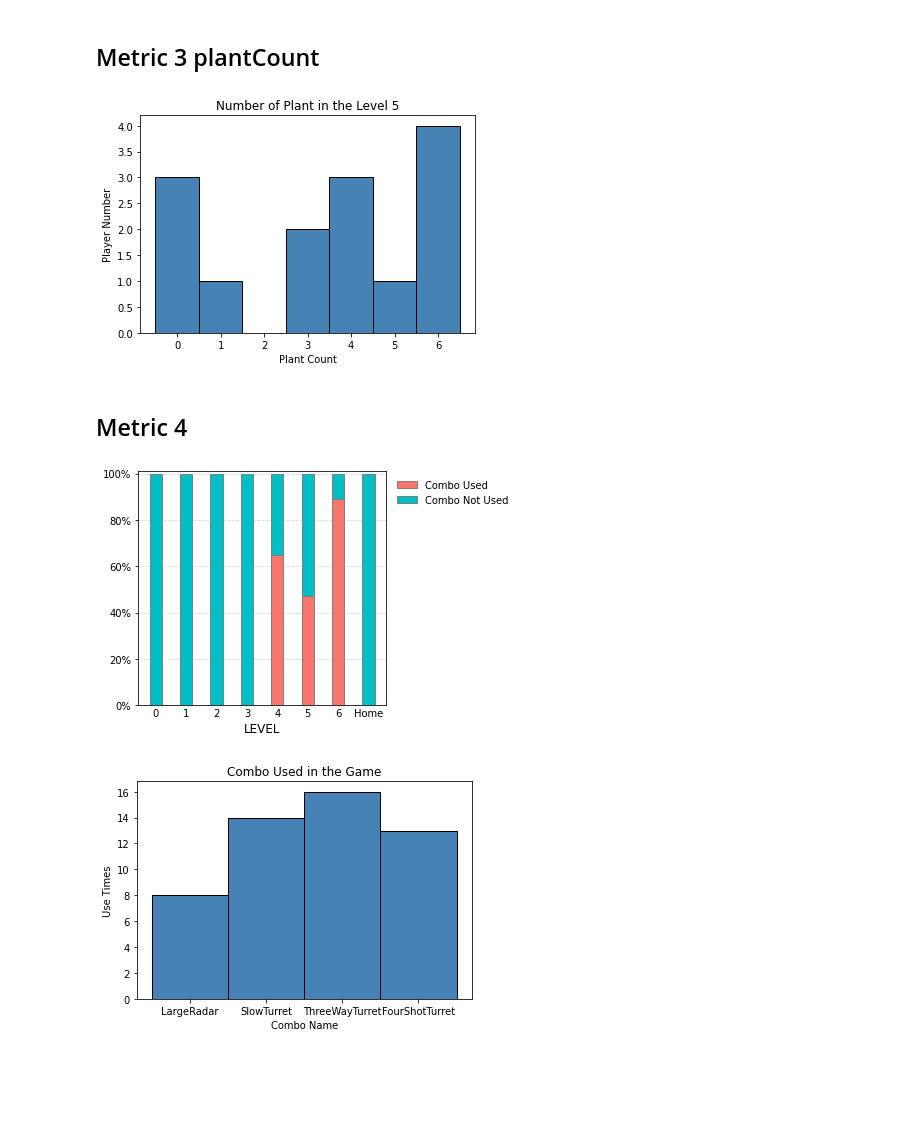
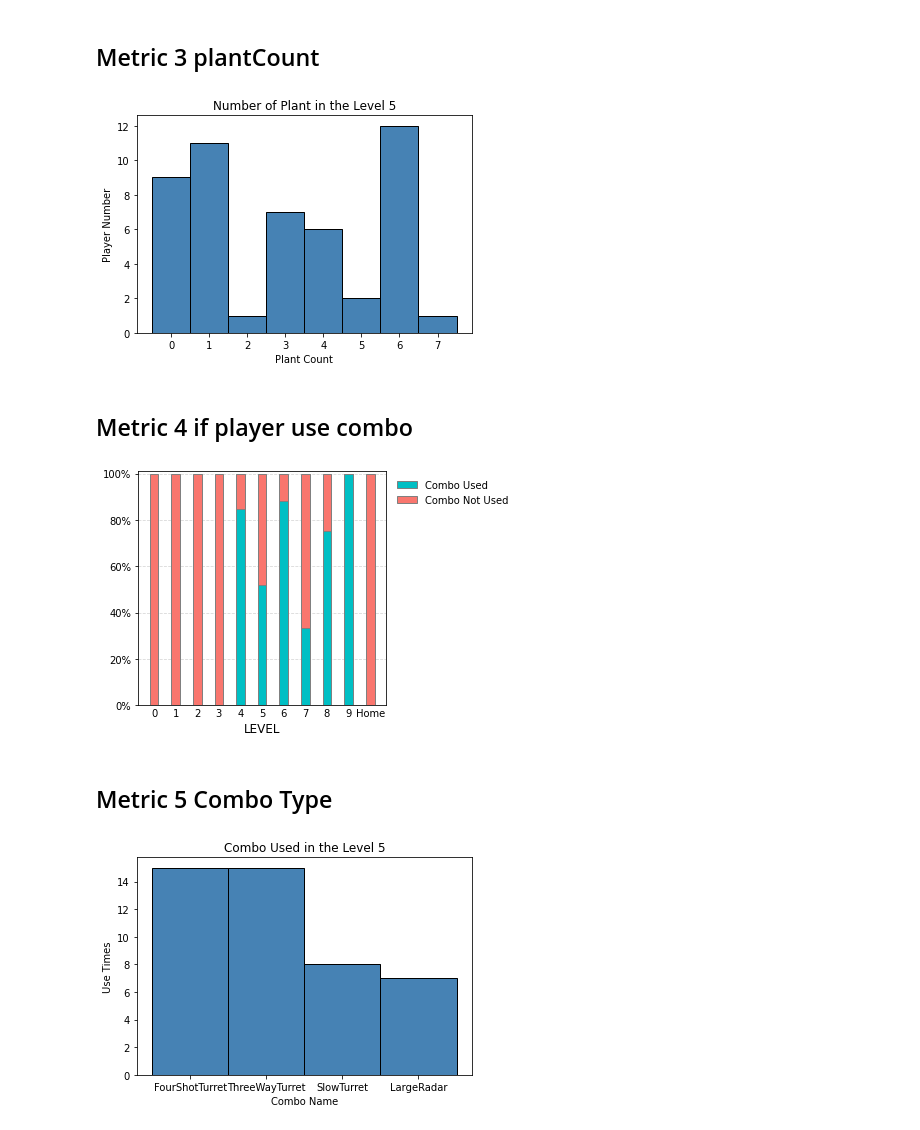
Before and after one commit to FingerBlack/LostSheeps, a Jupyter notebook: LostSheepAnalytics.ipynb, the cells around one changed output. Cells and saved outputs as stored; diff of their text form; code cells hidden in the pictures; blank space fills up the shorter version.

Commit message:
analytic-4.0
graph

```diff
--- a/LostSheepAnalytics.ipynb
+++ b/LostSheepAnalytics.ipynb
@@ -277,6 +280,7 @@ plt.show()
 # %% [markdown]
 ## Metric 3 plantCount
 # %%
+level="5"
 #may need revise for recordID and userID
 data = db.child("plantData").get()
 
@@ -285,7 +289,7 @@ plant_data=data.val()
 
 df = pd.DataFrame(plant_data)
 df=df.T
-df=df.loc[df["level"]=="5"]
+df=df.loc[df["level"]==level]
 
 
 data = db.child("playTime").get()
@@ -295,7 +299,7 @@ plant_data=data.val()
 
 df2 = pd.DataFrame(plant_data)
 df2=df2.T
-df2=df2.loc[df2['level']=="5"]
+df2=df2.loc[df2['level']==level]
 
 df3=df2.merge(df, on=('userID'), how='left')
 df3=df3.groupby('userID').count()
@@ -303,26 +307,24 @@ df3['plantCount']=df3['plantName']
 df3=df3.reset_index(drop=False)
 df3=df3[['userID','plantCount']]
 
-import pandas as pd
-import matplotlib.pyplot as plt
-import numpy as np
 
 
-plt.hist(x=df3['plantCount'],bins=np.arange(0,df3['plantCount'].max()+1)-0.5,
+plt.hist(x=df3['plantCount'],bins=np.arange(0,df3['plantCount'].max()+2)-0.5,
         color="steelblue",
         edgecolor="black")
 
 plt.xlabel("Plant Count")
 plt.ylabel("Player Number")
 
-plt.title("Number of Plant in the Level 5")
+plt.title("Number of Plant in the Level "+level)
 plt.savefig('./plant_count.png', format='png')
 plt.show()
 # %% [output]
-[figure, old version]
+[figure, new version]
 # %% [markdown]
-## Metric 4
+## Metric 4 if player use combo
 # %%
+
 data = db.child("comboData").get()
 
 # Print the retrieved data
@@ -336,51 +338,59 @@ data = db.child("playTime").get()
 # Print the retrieved data
 plant_data=data.val()
 
 df2 = pd.DataFrame(plant_data)
 df2=df2.T
 
 data=df2.merge(df1, on=('userID','level'), how='left')
 data=data.groupby(['level']).count()
 data['Combo']=data['comboName']
 data['NoCombo']=data['userID']-data['comboName']
 data=data[['Combo','NoCombo']]
 data=data.reset_index(drop=False)
 
 x = data['level']
 
 y1 = data['Combo']/(data['NoCombo']+data['Combo'])
 y2 = data['NoCombo']/(data['NoCombo']+data['Combo'])
 
-plt.bar(x,y1,width=0.4,label='Combo Used',color='#f9766e',edgecolor='grey',zorder=5)
-plt.bar(x,y2,width=0.4,bottom=y1,label='Combo Not Used',color='#00bfc4',edgecolor='grey',zorder=5)
+plt.bar(x,y1,width=0.4,label='Combo Used',color='#00bfc4',edgecolor='grey',zorder=5)
+plt.bar(x,y2,width=0.4,bottom=y1,label='Combo Not Used',color='#f9766e',edgecolor='grey',zorder=5)
 plt.tick_params(axis='x',length=0)
 plt.xlabel('LEVEL',fontsize=12)
 
 plt.ylim(0,1.01)
 plt.yticks(np.arange(0,1.2,0.2),[f'{i}%' for i in range(0,120,20)])
 plt.grid(axis='y',alpha=0.5,ls='--')
 
 plt.legend(frameon=False,bbox_to_anchor=(1.01,1))
 plt.tight_layout()
 plt.savefig('comboUsed.png', dpi=600)
 plt.show()
 # %% [output]
-[figure, old version]
+[figure, new version]
+# %% [markdown]
+## Metric 5 Combo Type
 # %%
-import pandas as pd
-import matplotlib.pyplot as plt
-import numpy as np
 
+level="5"
 
-plt.hist(x=df.comboName,bins=np.arange(4+1)-0.5,
+data = db.child("comboData").get()
+
+# Print the retrieved data
+plant_data=data.val()
+
+df1 = pd.DataFrame(plant_data)
+df1=df1.T
+df1=df1.loc[df1['level']==level]
+plt.hist(x=df1.comboName,bins=np.arange(4+1)-0.5,
         color="steelblue",
         edgecolor="black")
 
 plt.xlabel("Combo Name")
 plt.ylabel("Use Times")
 
-plt.title("Combo Used in the Game")
+plt.title("Combo Used in the Level "+level)
 plt.savefig('./combo_count.png', format='png')
 plt.show()
 # %% [output]
-[figure, old version]
+[figure, new version]
```
Also changed, not shown: parts of 10 cells of this notebook.
